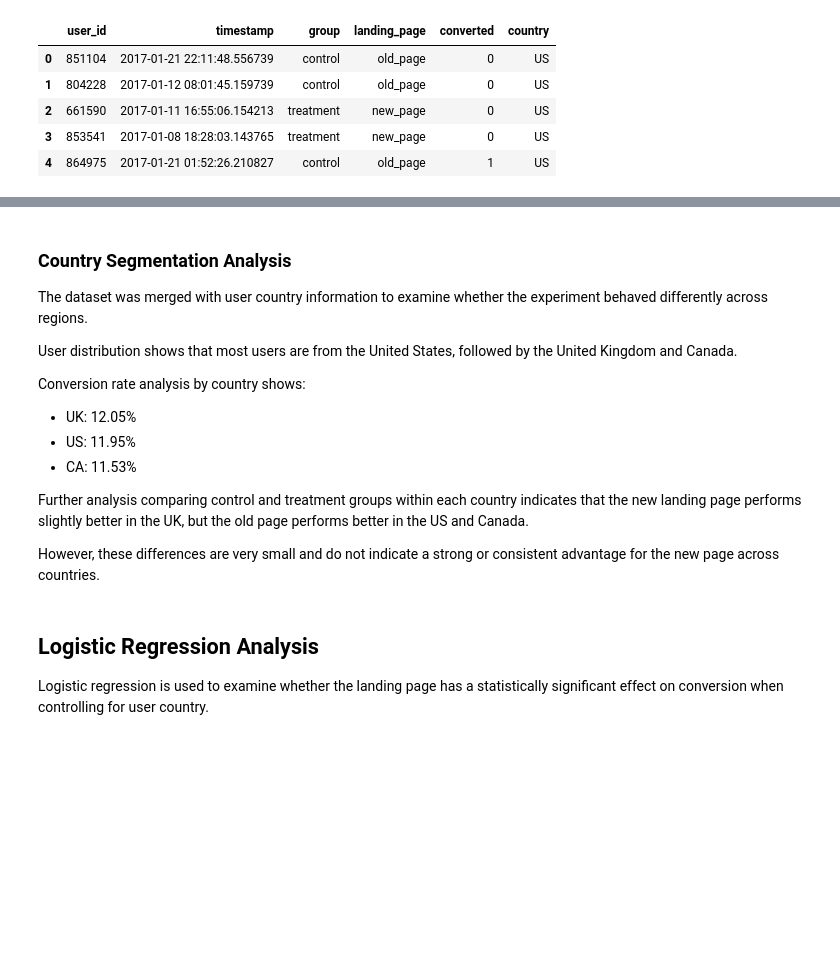
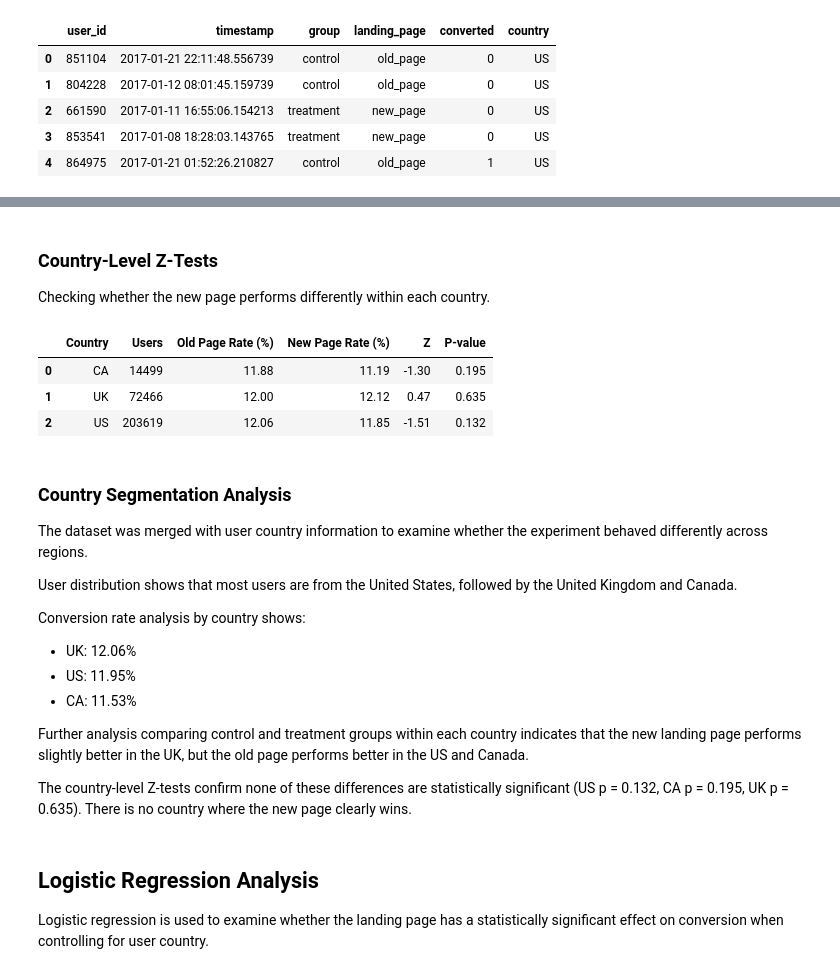
Before and after one commit to GouthamMantena/ab-testing-landing-page-analysis, a Jupyter notebook: notebooks/ab_test_analysis.ipynb, the cells around one changed output, grey strips where cells are left out. Drawn from its saved outputs; the diff is of its cells as text; code cells hidden in the pictures; blank space fills up the shorter version.

```diff
--- a/notebooks/ab_test_analysis.ipynb
+++ b/notebooks/ab_test_analysis.ipynb
@@ -215,4 +255,31 @@ US       new_page        0.118403
 Name: converted, dtype: float64
+# %% [markdown]
+### Country-Level Z-Tests
+
+Checking whether the new page performs differently within each country.
+# %%
+rows = []
+for country, sub in df.groupby('country'):
+    conv = sub.groupby('group')['converted'].agg(['sum', 'count'])
+    z, p = proportions_ztest(
+        [conv.loc['treatment', 'sum'], conv.loc['control', 'sum']],
+        [conv.loc['treatment', 'count'], conv.loc['control', 'count']]
+    )
+    rows.append({
+        'Country': country,
+        'Users': len(sub),
+        'Old Page Rate (%)': round(conv.loc['control', 'sum'] / conv.loc['control', 'count'] * 100, 2),
+        'New Page Rate (%)': round(conv.loc['treatment', 'sum'] / conv.loc['treatment', 'count'] * 100, 2),
+        'Z': round(z, 2),
+        'P-value': round(p, 3)
+    })
+
+pd.DataFrame(rows)
+# %% [output]
+|  | Country | Users | Old Page Rate (%) | New Page Rate (%) | Z | P-value |
+| 0 | CA | 14499 | 11.88 | 11.19 | -1.30 | 0.195 |
+| 1 | UK | 72466 | 12.00 | 12.12 | 0.47 | 0.635 |
+| 2 | US | 203619 | 12.06 | 11.85 | -1.51 | 0.132 |
 # %% [markdown]
 ### Country Segmentation Analysis
 
@@ -221,13 +288,13 @@ The dataset was merged with user country information to examine whether the expe
 User distribution shows that most users are from the United States, followed by the United Kingdom and Canada.
 
 Conversion rate analysis by country shows:
-- UK: 12.05%
+- UK: 12.06%
 - US: 11.95%
 - CA: 11.53%
 
 Further analysis comparing control and treatment groups within each country indicates that the new landing page performs slightly better in the UK, but the old page performs better in the US and Canada.
 
-However, these differences are very small and do not indicate a strong or consistent advantage for the new page across countries.
+The country-level Z-tests confirm none of these differences are statistically significant (US p = 0.132, CA p = 0.195, UK p = 0.635). There is no country where the new page clearly wins.
 # %% [markdown]
 ## Logistic Regression Analysis
 
```
Also changed, not shown: parts of 35 cells of this notebook, 5 other files.
